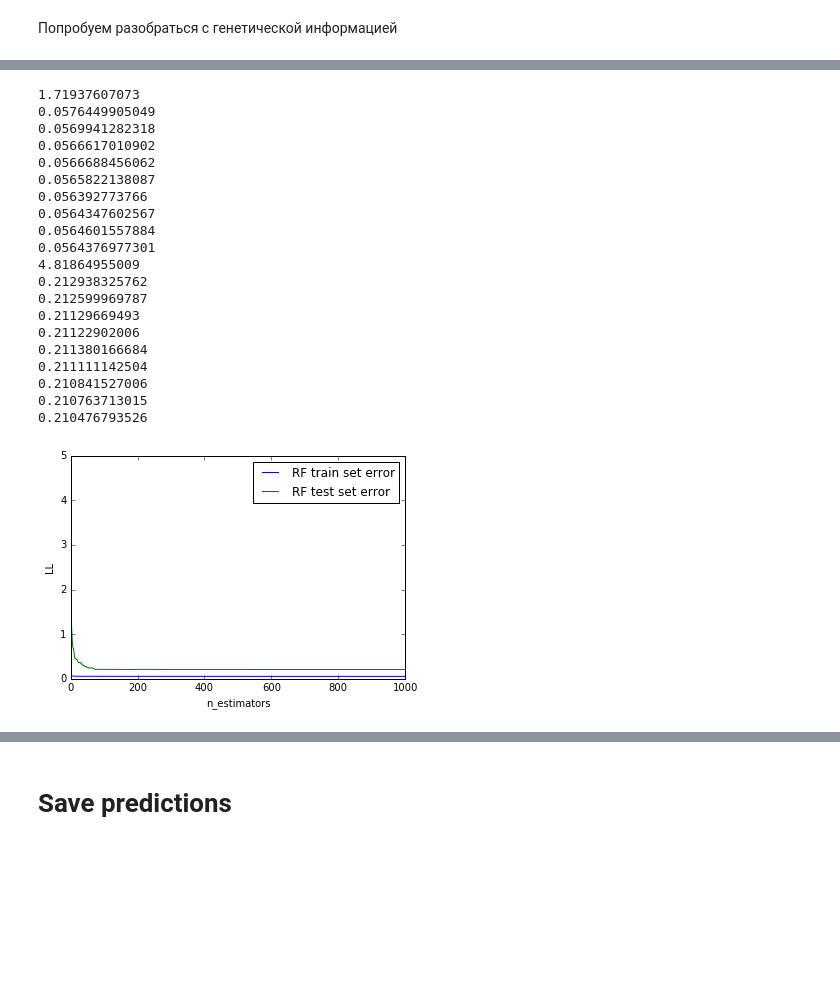
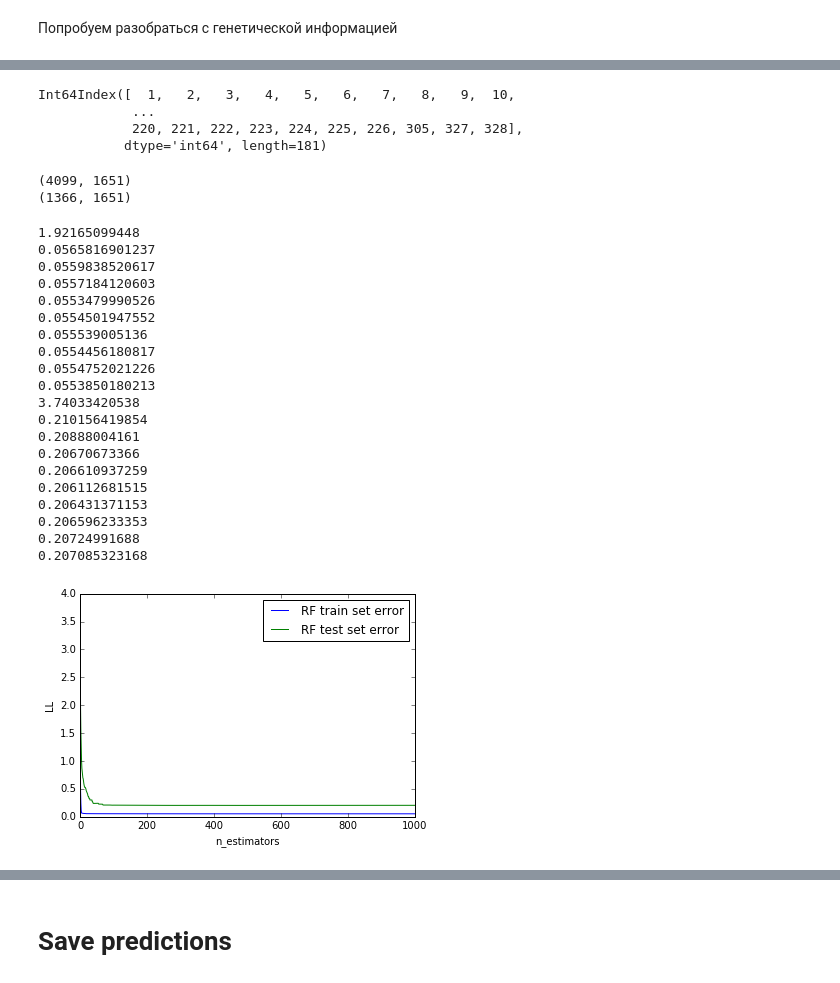
Before and after one commit to alexsyrom/SHAD_ML_KAGGLE_2, a Jupyter notebook: solution.ipynb, the cells around one changed output, grey strips where cells are left out. Drawn from its saved outputs; the diff is of its cells as text; code cells hidden in the pictures; blank space fills up the shorter version.

```diff
--- a/solution.ipynb
+++ b/solution.ipynb
@@ -123,0 +113,4 @@ X_test_encoded = encode(Xtest)
+# %%
+meta = pd.read_csv('MetaData.csv')
+print('Meta size:', meta.shape)
+meta.head()
@@ -123,0 +125,3 @@ X_test_encoded = encode(Xtest)
+# %%
+dfX_train = pd.DataFrame(data=Xtrain)
+dfX_train.head()
@@ -124,29 +136,47 @@ X_test_encoded = encode(Xtest)
+# %%
+categorial = dfX_train.columns[meta.ix[:330-1]['Column Type'] == 'Category']
+categorial
+# %% [output]
+Int64Index([  1,   2,   3,   4,   5,   6,   7,   8,   9,  10,
+            ...
+            220, 221, 222, 223, 224, 225, 226, 305, 327, 328],
+           dtype='int64', length=181)
+# %%
+X_big_encoded = pd.get_dummies(pd.DataFrame(data=np.vstack((Xtrain, Xtest))), columns=categorial)
+
+X_train_encoded = X_big_encoded[:4099]
+print(X_train_encoded.shape)
+X_test_encoded = X_big_encoded[4099:]
+print(X_test_encoded.shape)
+# %% [output]
+(4099, 1651)
+(1366, 1651)
 # %%
 X_train, X_test, y_train, y_test = cross_validation.train_test_split(X_train_encoded, ytrain, test_size=0.5)
 # %%
 n_estimators = 1000
-plot_score_graph(RandomForestClassifier(n_estimators=n_estimators, criterion='entropy', max_features=400, n_jobs=-1),
+plot_score_graph(RandomForestClassifier(n_estimators=n_estimators, criterion='entropy', max_features=500, n_jobs=-1),
                X_train, X_test, y_train, y_test,
                prefix='RF')
 # %% [output]
-1.71937607073
-0.0576449905049
-0.0569941282318
-0.0566617010902
-0.0566688456062
-0.0565822138087
-0.056392773766
-0.0564347602567
-0.0564601557884
-0.0564376977301
-4.81864955009
-0.212938325762
-0.212599969787
-0.21129669493
-0.21122902006
-0.211380166684
-0.211111142504
-0.210841527006
-0.210763713015
-0.210476793526
+1.92165099448
+0.0565816901237
+0.0559838520617
+0.0557184120603
+0.0553479990526
+0.0554501947552
+0.055539005136
+0.0554456180817
+0.0554752021226
+0.0553850180213
+3.74033420538
+0.210156419854
+0.20888004161
+0.20670673366
+0.206610937259
+0.206112681515
+0.206431371153
+0.206596233353
+0.20724991688
+0.207085323168
-[figure, old version]
+[figure, new version]
```
Also changed, not shown: parts of 13 cells of this notebook, 1 other file.
